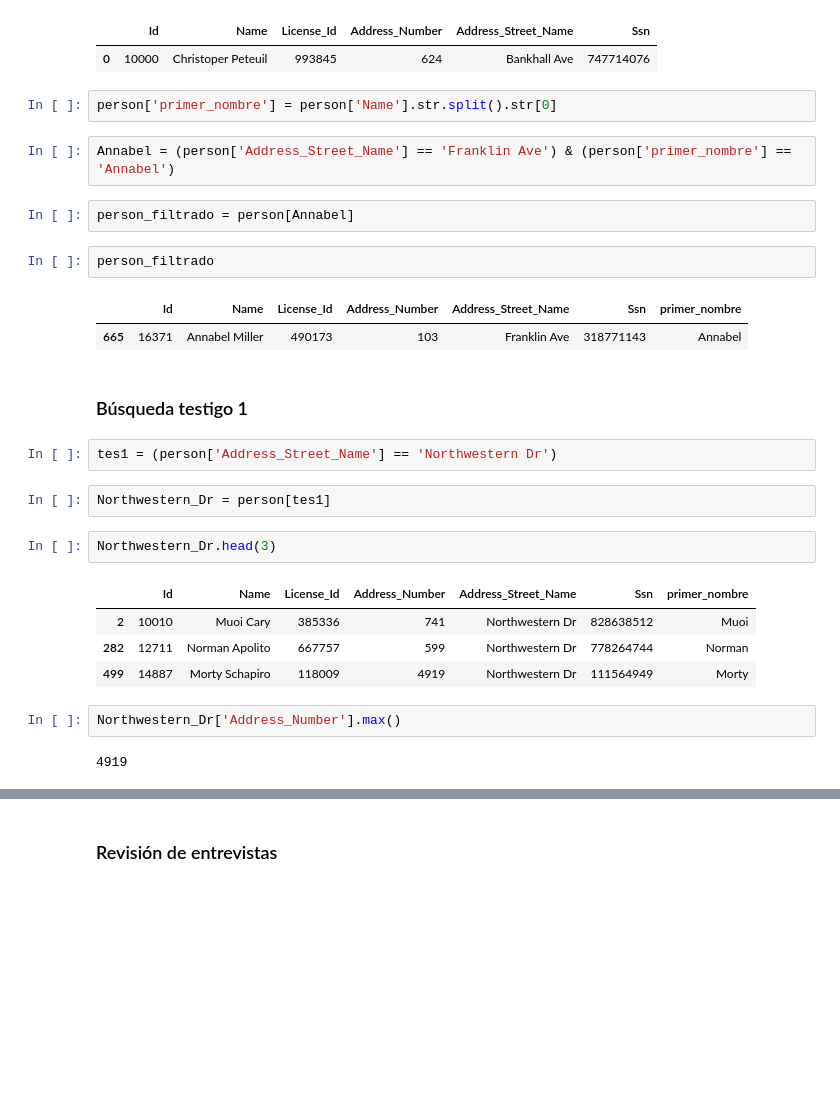
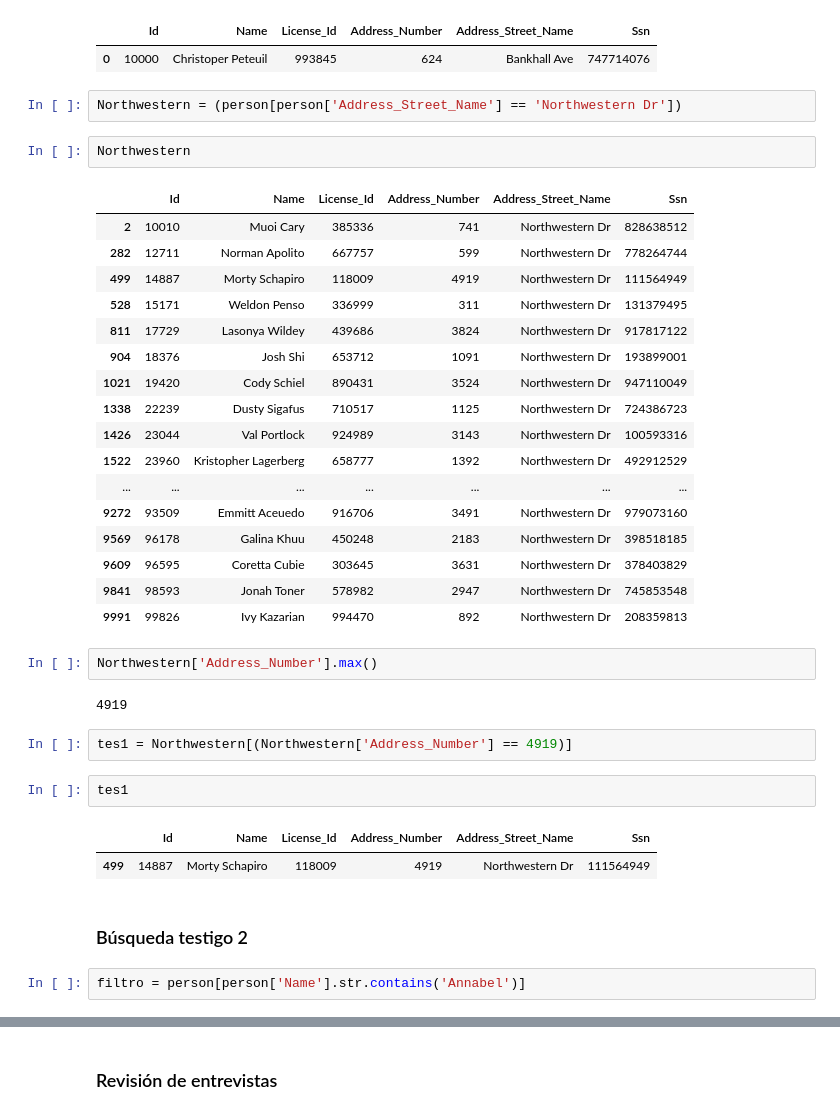
Before and after one commit to GRP-777/Pandas-Murder-Mystery, a Jupyter notebook: SUP_2_SolvingMurderMystery.ipynb, the cells around one changed output, grey strips where cells are left out. Cells and saved outputs as stored; diff of their text form; blank space fills up the shorter version.

```diff
--- a/SUP_2_SolvingMurderMystery.ipynb
+++ b/SUP_2_SolvingMurderMystery.ipynb
@@ -57,31 +57,40 @@ person.head(1)
 # %% [output]
 |  | Id | Name | License_Id | Address_Number | Address_Street_Name | Ssn |
 | 0 | 10000 | Christoper Peteuil | 993845 | 624 | Bankhall Ave | 747714076 |
-# %%
-person['primer_nombre'] = person['Name'].str.split().str[0]
-# %%
-Annabel = (person['Address_Street_Name'] == 'Franklin Ave') & (person['primer_nombre'] == 'Annabel')
-# %%
-person_filtrado = person[Annabel]
-# %%
-person_filtrado
-# %% [output]
-|  | Id | Name | License_Id | Address_Number | Address_Street_Name | Ssn | primer_nombre |
-| 665 | 16371 | Annabel Miller | 490173 | 103 | Franklin Ave | 318771143 | Annabel |
+# %%
+Northwestern = (person[person['Address_Street_Name'] == 'Northwestern Dr'])
+# %%
+Northwestern
+# %% [output]
+|  | Id | Name | License_Id | Address_Number | Address_Street_Name | Ssn |
+| 2 | 10010 | Muoi Cary | 385336 | 741 | Northwestern Dr | 828638512 |
+| 282 | 12711 | Norman Apolito | 667757 | 599 | Northwestern Dr | 778264744 |
+| 499 | 14887 | Morty Schapiro | 118009 | 4919 | Northwestern Dr | 111564949 |
+| 528 | 15171 | Weldon Penso | 336999 | 311 | Northwestern Dr | 131379495 |
+| 811 | 17729 | Lasonya Wildey | 439686 | 3824 | Northwestern Dr | 917817122 |
+| 904 | 18376 | Josh Shi | 653712 | 1091 | Northwestern Dr | 193899001 |
+| 1021 | 19420 | Cody Schiel | 890431 | 3524 | Northwestern Dr | 947110049 |
+| 1338 | 22239 | Dusty Sigafus | 710517 | 1125 | Northwestern Dr | 724386723 |
+| 1426 | 23044 | Val Portlock | 924989 | 3143 | Northwestern Dr | 100593316 |
+| 1522 | 23960 | Kristopher Lagerberg | 658777 | 1392 | Northwestern Dr | 492912529 |
+| ... | ... | ... | ... | ... | ... | ... |
+| 9272 | 93509 | Emmitt Aceuedo | 916706 | 3491 | Northwestern Dr | 979073160 |
+| 9569 | 96178 | Galina Khuu | 450248 | 2183 | Northwestern Dr | 398518185 |
+| 9609 | 96595 | Coretta Cubie | 303645 | 3631 | Northwestern Dr | 378403829 |
+| 9841 | 98593 | Jonah Toner | 578982 | 2947 | Northwestern Dr | 745853548 |
+| 9991 | 99826 | Ivy Kazarian | 994470 | 892 | Northwestern Dr | 208359813 |
+# %%
+Northwestern['Address_Number'].max()
+# %% [output]
+4919
+# %%
+tes1 = Northwestern[(Northwestern['Address_Number'] == 4919)]
+# %%
+tes1
+# %% [output]
+|  | Id | Name | License_Id | Address_Number | Address_Street_Name | Ssn |
+| 499 | 14887 | Morty Schapiro | 118009 | 4919 | Northwestern Dr | 111564949 |
 # %% [markdown]
-### Búsqueda testigo 1
+### Búsqueda testigo 2
-# %%
-tes1 = (person['Address_Street_Name'] == 'Northwestern Dr')
-# %%
-Northwestern_Dr = person[tes1]
-# %%
-Northwestern_Dr.head(3)
-# %% [output]
-|  | Id | Name | License_Id | Address_Number | Address_Street_Name | Ssn | primer_nombre |
-| 2 | 10010 | Muoi Cary | 385336 | 741 | Northwestern Dr | 828638512 | Muoi |
-| 282 | 12711 | Norman Apolito | 667757 | 599 | Northwestern Dr | 778264744 | Norman |
-| 499 | 14887 | Morty Schapiro | 118009 | 4919 | Northwestern Dr | 111564949 | Morty |
-# %%
-Northwestern_Dr['Address_Number'].max()
-# %% [output]
-4919
+# %%
+filtro = person[person['Name'].str.contains('Annabel')]
```
Also changed, not shown: parts of 12 cells of this notebook.
